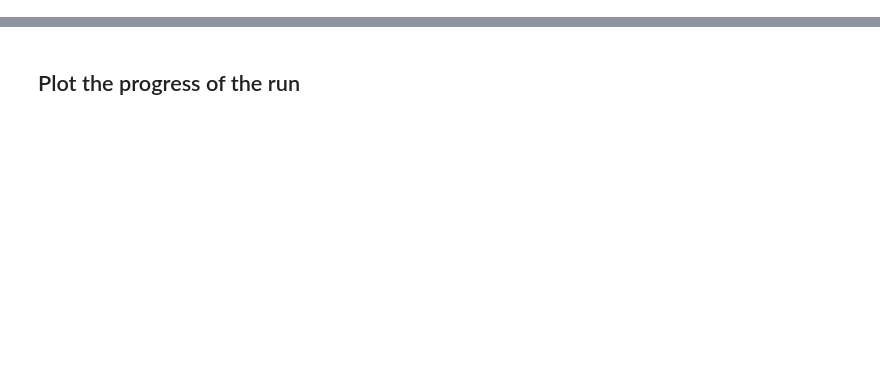
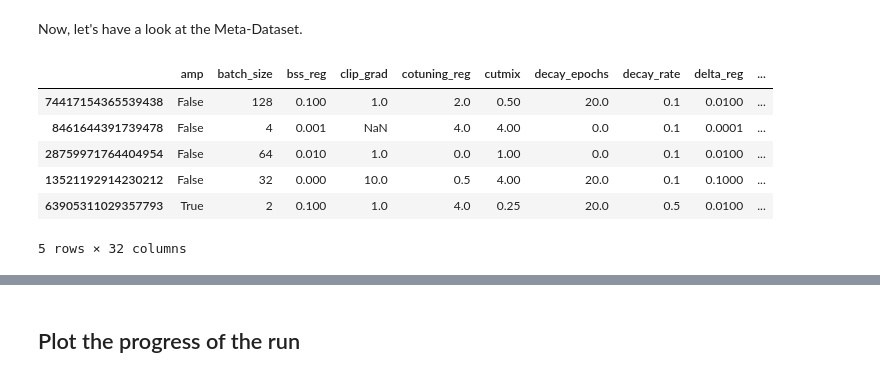
Before and after one commit to automl/QTT, a Jupyter notebook: notebooks/demo.ipynb, the cells around one changed output, grey strips where cells are left out. Saved outputs shown, nothing was run; the diff lists cells and outputs as text; code cells hidden in the pictures; blank space fills up the shorter version.

```diff
--- a/notebooks/demo.ipynb
+++ b/notebooks/demo.ipynb
@@ -15,0 +50,18 @@ This guide will show you how to:
+# %% [markdown]
+Now, let's have a look at the Meta-Dataset.
+# %%
+# @title load the data
+
+config = pd.read_csv("mtlbm/mini/config.csv", index_col=0)
+cost = pd.read_csv("mtlbm/mini/cost.csv", index_col=0)
+meta = pd.read_csv("mtlbm/mini/meta.csv", index_col=0)
+curve = pd.read_csv("mtlbm/mini/curve.csv", index_col=0)
+config.head()
+# %% [output]
+|  | amp | batch_size | bss_reg | clip_grad | cotuning_reg | cutmix | decay_epochs | decay_rate | delta_reg | ... |
+| 74417154365539438 | False | 128 | 0.100 | 1.0 | 2.0 | 0.50 | 20.0 | 0.1 | 0.0100 | ... |
+| 8461644391739478 | False | 4 | 0.001 | NaN | 4.0 | 4.00 | 0.0 | 0.1 | 0.0001 | ... |
+| 28759971764404954 | False | 64 | 0.010 | 1.0 | 0.0 | 1.00 | 0.0 | 0.1 | 0.0100 | ... |
+| 13521192914230212 | False | 32 | 0.000 | 10.0 | 0.5 | 4.00 | 20.0 | 0.1 | 0.1000 | ... |
+| 63905311029357793 | True | 2 | 0.100 | 1.0 | 4.0 | 0.25 | 20.0 | 0.5 | 0.0100 | ... |
+5 rows × 32 columns
```
Also changed, not shown: parts of 39 cells of this notebook, 2 other files.
